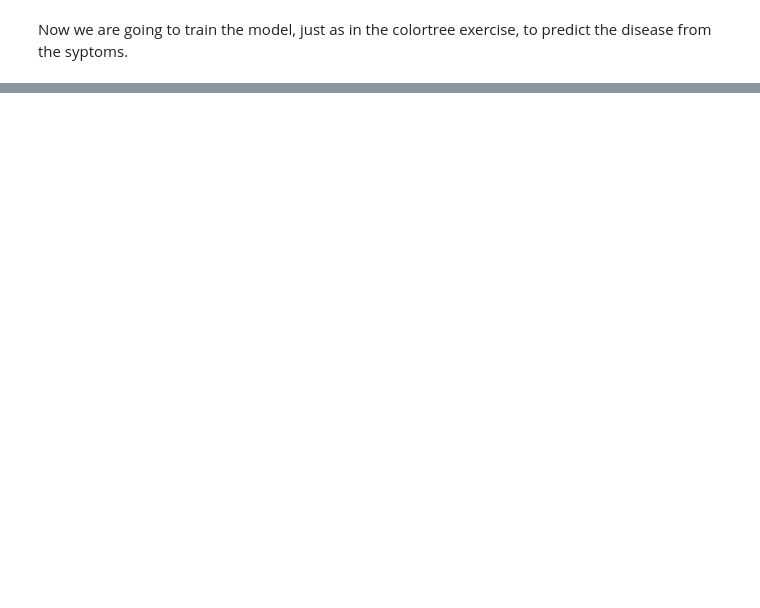
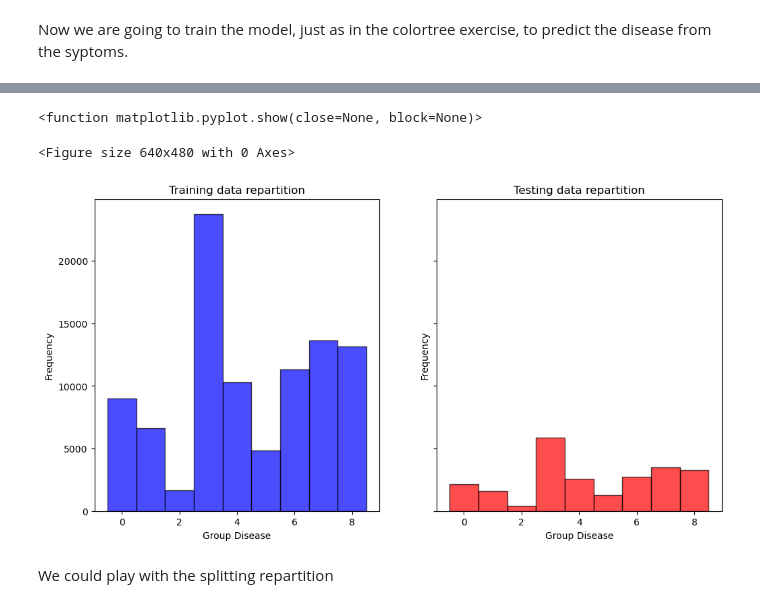
Before and after one commit to anthonyrocher/machine_learning_project, a Jupyter notebook: project.ipynb, the cells around one changed output, grey strips where cells are left out. Cells and saved outputs as stored; diff of their text form; code cells hidden in the pictures; blank space fills up the shorter version.

```diff
--- a/project.ipynb
+++ b/project.ipynb
@@ -274,3 +266,36 @@ df_cleaned
+# %%
+def extract_group_int(disease:str):
+    if disease == "cardiovascular":
+        return 0
+    elif disease == "respiratory":
+        return 1
+    elif disease == "metabolic_endocrine":
+        return 2
+    elif disease == "neurological_psych":
+        return 3
+    elif disease == "digestive_hepatic":
+        return 4
+    elif disease == "renal_urological":
+        return 5
+    elif disease == "infectious":
+        return 6
+    elif disease == "musculoskeletal":
+        return 7
+    elif disease == "dermatological":
+        return 8
+    elif disease == "oncology":
+        return 9
+    elif disease == "gynecological_obstetric":
+        return 10
+    elif disease == "ophthalmology_audiology":
+        return 11
+    elif disease == "hematological_immunological":
+        return 12
+    elif disease == "other":
+        return 13
+
+
+df_cleaned["Response"] = df_cleaned["group diseases"].apply(extract_group_int)
 # %% [markdown]
 Now we are going to train the model, just as in the colortree exercise, to predict the disease from the syptoms.
 # %%
@@ -295,0 +319,14 @@ SyntaxError: invalid syntax (412650589.py, line 14)
+# %%
+plt.figure()
+fig, axes = plt.subplots(1, 2, figsize=(12, 6), sharey=True)
+axes[0].hist(Y_train, bins=np.arange(0, 10) - 0.5, edgecolor="black", alpha=0.7, color="blue")
+axes[1].hist(Y_test, bins = np.arange(0,10) - 0.5, edgecolor = "black", alpha = 0.7, color = "red")
+axes[0].set(title='Training data repartition', ylabel='Frequency', xlabel='Group Disease')
+axes[1].set(title='Testing data repartition', ylabel='Frequency', xlabel='Group Disease')
+plt.show
+# %% [output]
+<function matplotlib.pyplot.show(close=None, block=None)>
+<Figure size 640x480 with 0 Axes>
+[figure, added]
+# %% [markdown]
+We could play with the splitting repartition
```
Also changed, not shown: parts of 7 cells of this notebook.
